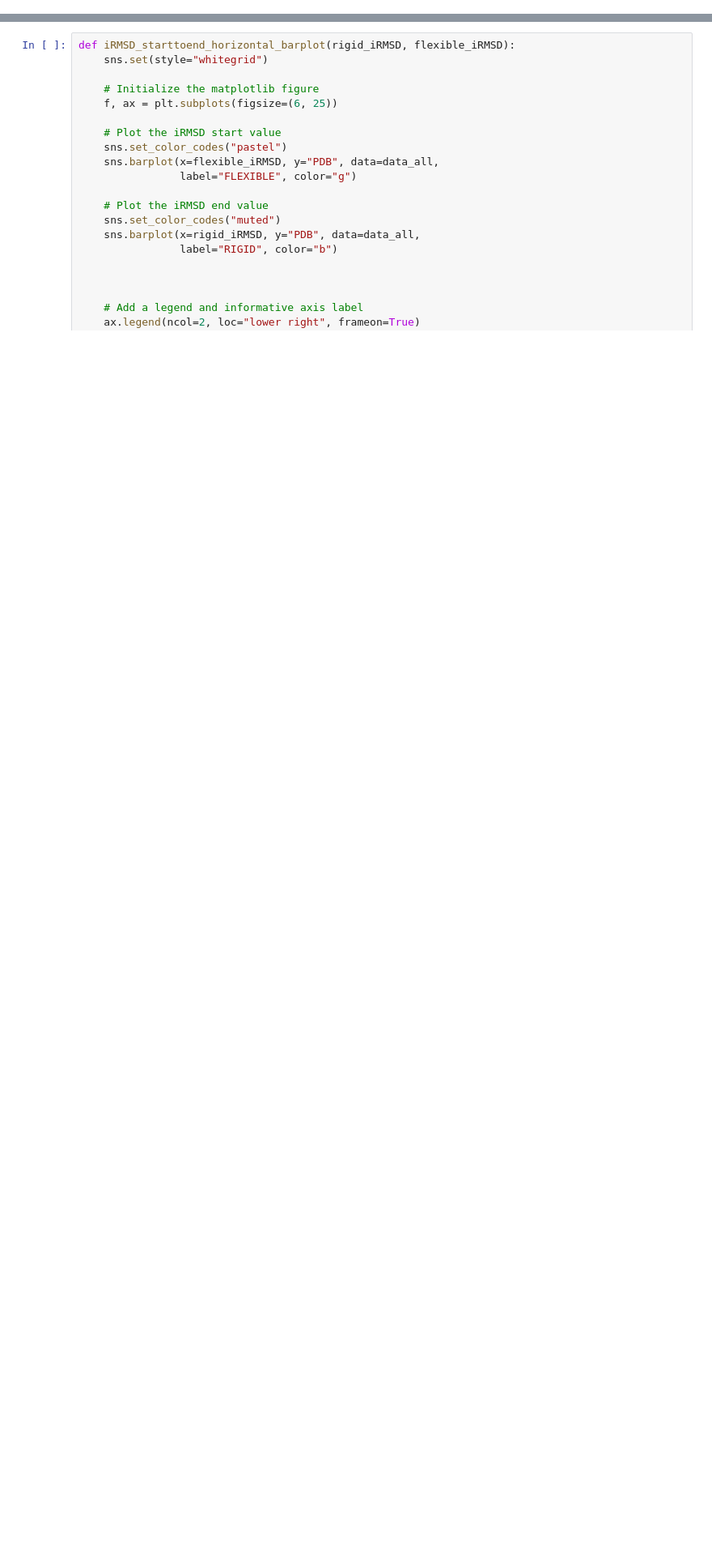
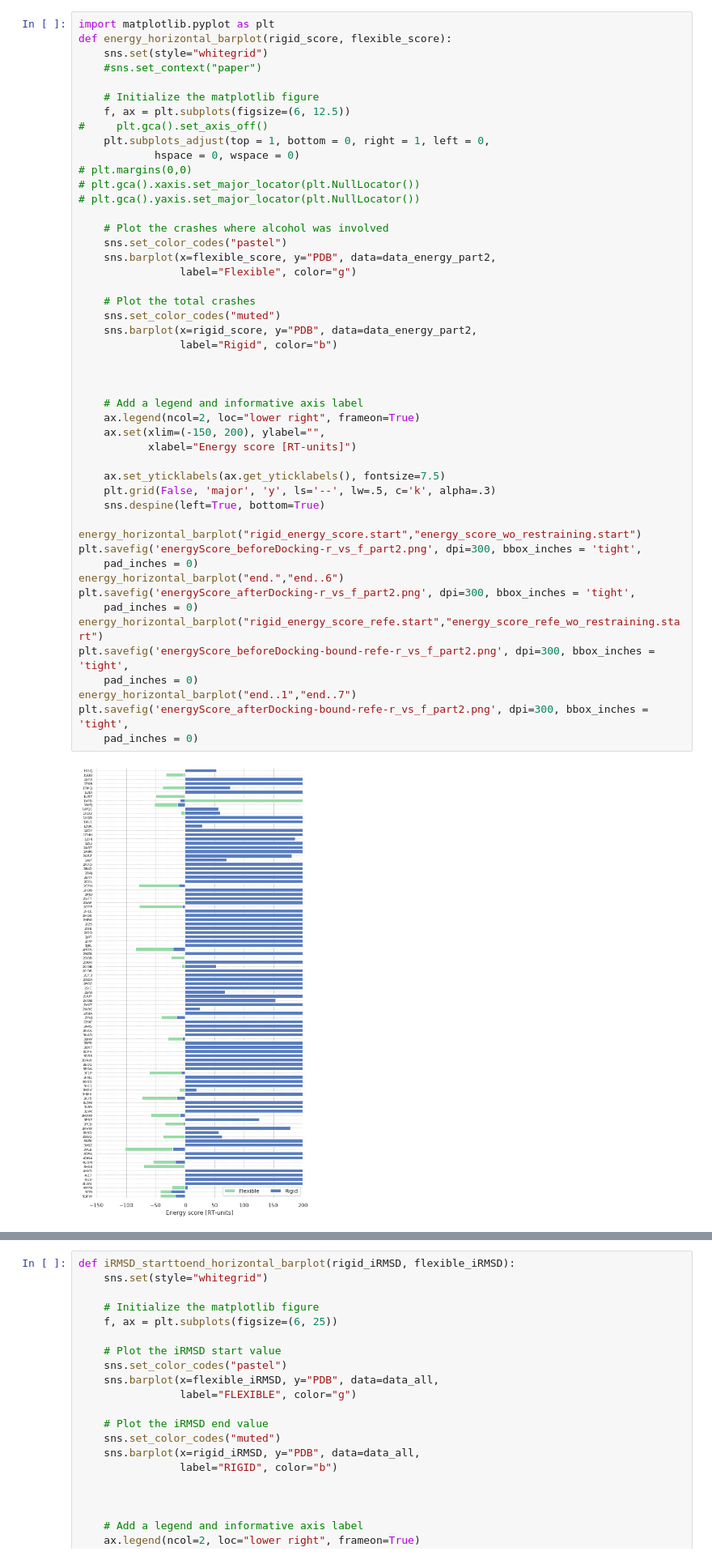
Before and after one commit to kmelanie/ATTRACTwork, a Jupyter notebook: new_scripts/energy_horizontal_barplots.ipynb, the cells around one changed output, grey strips where cells are left out. Shown: that part at 81% size. Cells and saved outputs as stored; diff of their text form; blank space fills up the shorter version.

```diff
--- a/new_scripts/energy_horizontal_barplots.ipynb
+++ b/new_scripts/energy_horizontal_barplots.ipynb
@@ -61,0 +104,50 @@ energy_horizontal_barplot("end..1","end..7")
+# %%
+import matplotlib.pyplot as plt
+def energy_horizontal_barplot(rigid_score, flexible_score):
+    sns.set(style="whitegrid")
+    #sns.set_context("paper")
+
+    # Initialize the matplotlib figure
+    f, ax = plt.subplots(figsize=(6, 12.5))
+#     plt.gca().set_axis_off()
+    plt.subplots_adjust(top = 1, bottom = 0, right = 1, left = 0,
+            hspace = 0, wspace = 0)
+# plt.margins(0,0)
+# plt.gca().xaxis.set_major_locator(plt.NullLocator())
+# plt.gca().yaxis.set_major_locator(plt.NullLocator())
+
+    # Plot the crashes where alcohol was involved
+    sns.set_color_codes("pastel")
+    sns.barplot(x=flexible_score, y="PDB", data=data_energy_part2,
+                label="Flexible", color="g")
+
+    # Plot the total crashes
+    sns.set_color_codes("muted")
+    sns.barplot(x=rigid_score, y="PDB", data=data_energy_part2,
+                label="Rigid", color="b")
+
+
+
+    # Add a legend and informative axis label
+    ax.legend(ncol=2, loc="lower right", frameon=True)
+    ax.set(xlim=(-150, 200), ylabel="",
+           xlabel="Energy score [RT-units]")
+
+    ax.set_yticklabels(ax.get_yticklabels(), fontsize=7.5)
+    plt.grid(False, 'major', 'y', ls='--', lw=.5, c='k', alpha=.3)
+    sns.despine(left=True, bottom=True)
+
+energy_horizontal_barplot("rigid_energy_score.start","energy_score_wo_restraining.start")
+plt.savefig('energyScore_beforeDocking-r_vs_f_part2.png', dpi=300, bbox_inches = 'tight',
+    pad_inches = 0)
+energy_horizontal_barplot("end.","end..6")
+plt.savefig('energyScore_afterDocking-r_vs_f_part2.png', dpi=300, bbox_inches = 'tight',
+    pad_inches = 0)
+energy_horizontal_barplot("rigid_energy_score_refe.start","energy_score_refe_wo_restraining.start")
+plt.savefig('energyScore_beforeDocking-bound-refe-r_vs_f_part2.png', dpi=300, bbox_inches = 'tight',
+    pad_inches = 0)
+energy_horizontal_barplot("end..1","end..7")
+plt.savefig('energyScore_afterDocking-bound-refe-r_vs_f_part2.png', dpi=300, bbox_inches = 'tight',
+    pad_inches = 0)
+# %% [output]
+[figure, added]
```
Also changed, not shown: parts of 6 cells of this notebook, 25 other files.
